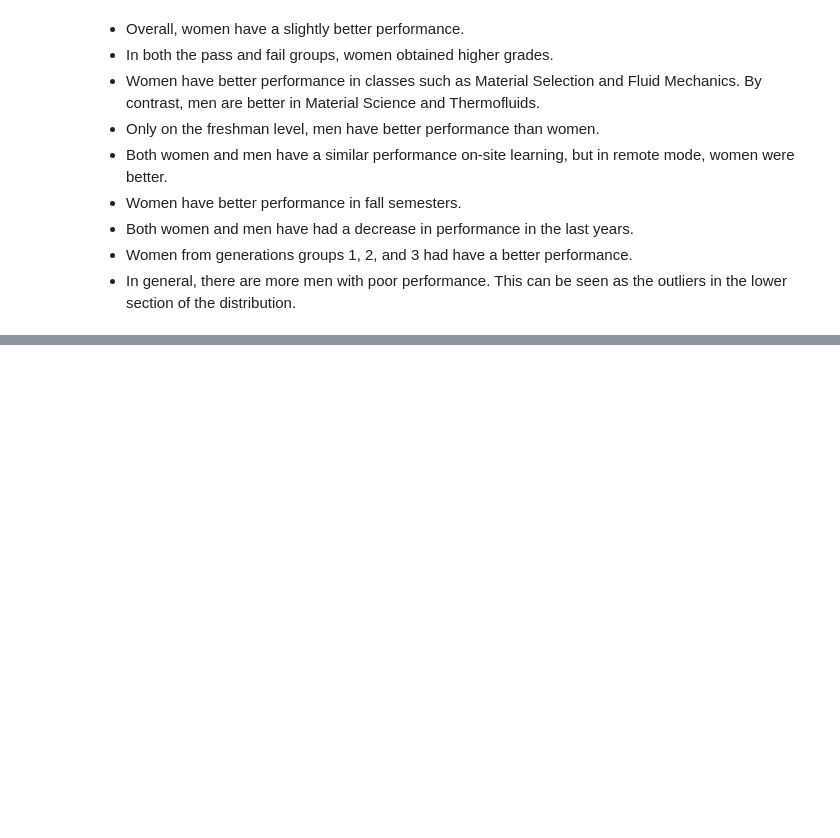
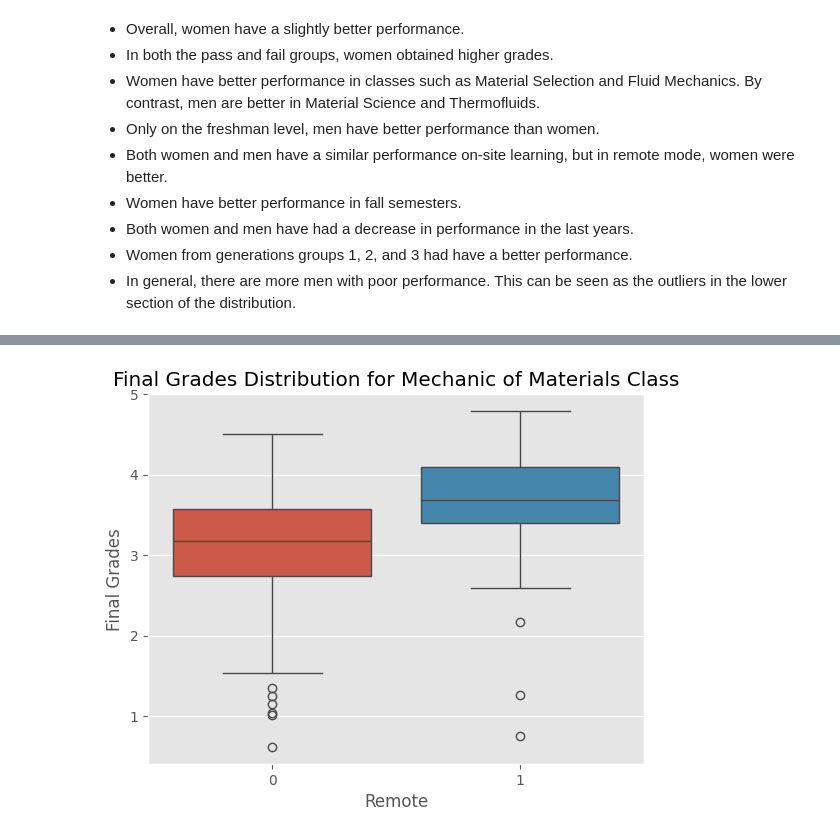
Before and after one commit to alejo1630/grades_college_analysis, a Jupyter notebook: grades.ipynb, the cells around one changed output, grey strips where cells are left out. Saved outputs shown, nothing was run; the diff lists cells and outputs as text; code cells hidden in the pictures; blank space fills up the shorter version.

```diff
--- a/grades.ipynb
+++ b/grades.ipynb
@@ -549,0 +595,9 @@ plt.show()
+# %%
+sns.boxplot(data = df_mechanic_materials, x = "Remote", y = "FG", hue = "Remote", legend = False)
+
+plt.ylabel("Final Grades")
+plt.title("Final Grades Distribution for Mechanic of Materials Class")
+
+plt.show()
+# %% [output]
+[figure, added]
```
Also changed, not shown: parts of 47 cells of this notebook.
